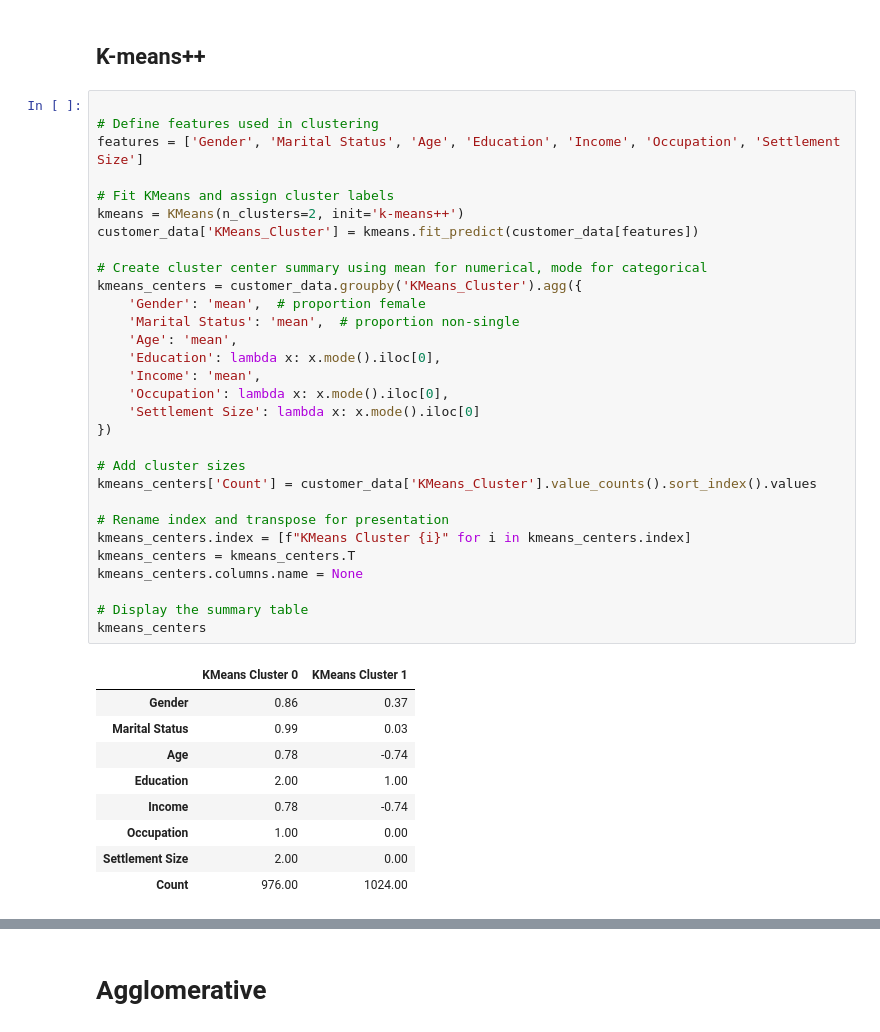
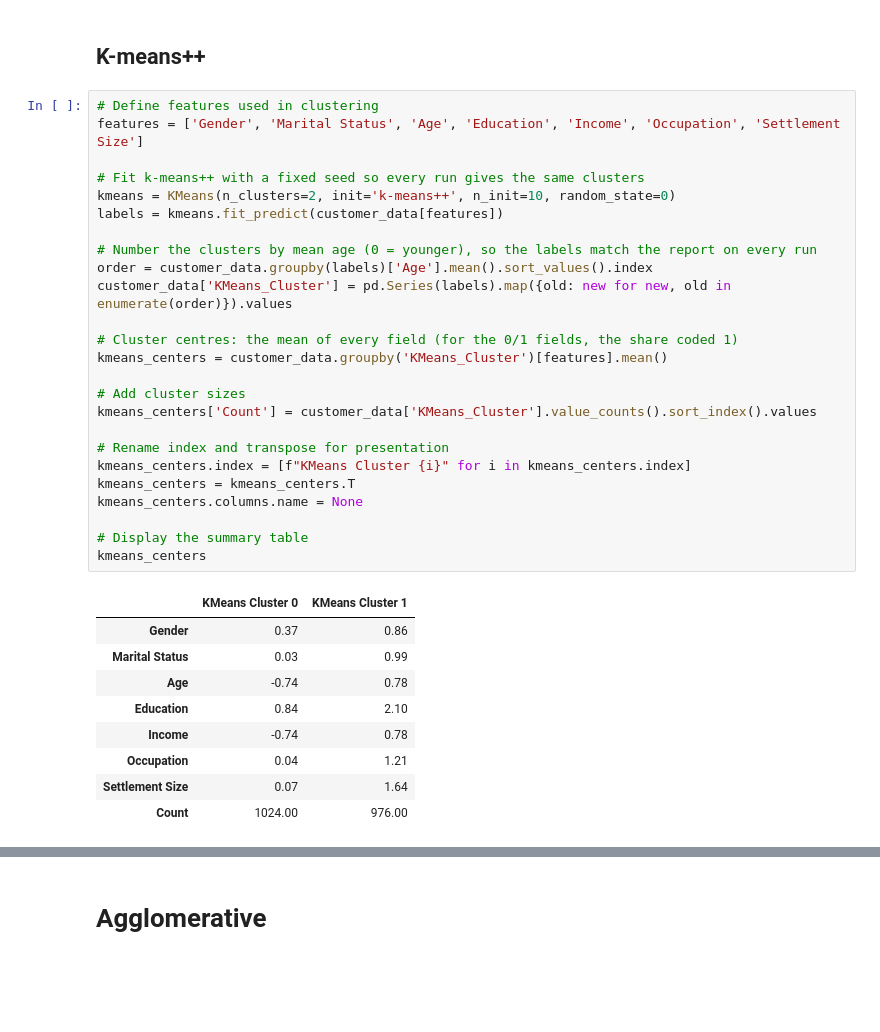
Before and after one commit to racheltran184/Python-Project-3, a Jupyter notebook: Task.ipynb, the cells around one changed output, grey strips where cells are left out. Saved outputs shown, nothing was run; the diff lists cells and outputs as text; blank space fills up the shorter version.

```diff
--- a/Task.ipynb
+++ b/Task.ipynb
@@ -531,45 +440,40 @@ plt.savefig('Figure5_silhouette_plot.png', dpi=300)
 # %% [markdown]
 ## K-means++
 # %%
-
 # Define features used in clustering
 features = ['Gender', 'Marital Status', 'Age', 'Education', 'Income', 'Occupation', 'Settlement Size']
 
-# Fit KMeans and assign cluster labels
-kmeans = KMeans(n_clusters=2, init='k-means++')
-customer_data['KMeans_Cluster'] = kmeans.fit_predict(customer_data[features])
+# Fit k-means++ with a fixed seed so every run gives the same clusters
+kmeans = KMeans(n_clusters=2, init='k-means++', n_init=10, random_state=0)
+labels = kmeans.fit_predict(customer_data[features])
 
-# Create cluster center summary using mean for numerical, mode for categorical
-kmeans_centers = customer_data.groupby('KMeans_Cluster').agg({
-    'Gender': 'mean',  # proportion female
-    'Marital Status': 'mean',  # proportion non-single
-    'Age': 'mean',
-    'Education': lambda x: x.mode().iloc[0],
-    'Income': 'mean',
-    'Occupation': lambda x: x.mode().iloc[0],
-    'Settlement Size': lambda x: x.mode().iloc[0]
-})
+# Number the clusters by mean age (0 = younger), so the labels match the report on every run
+order = customer_data.groupby(labels)['Age'].mean().sort_values().index
+customer_data['KMeans_Cluster'] = pd.Series(labels).map({old: new for new, old in enumerate(order)}).values
+
+# Cluster centres: the mean of every field (for the 0/1 fields, the share coded 1)
+kmeans_centers = customer_data.groupby('KMeans_Cluster')[features].mean()
 
 # Add cluster sizes
 kmeans_centers['Count'] = customer_data['KMeans_Cluster'].value_counts().sort_index().values
 
 # Rename index and transpose for presentation
 kmeans_centers.index = [f"KMeans Cluster {i}" for i in kmeans_centers.index]
 kmeans_centers = kmeans_centers.T
 kmeans_centers.columns.name = None
 
 # Display the summary table
 kmeans_centers
 # %% [output]
 |  | KMeans Cluster 0 | KMeans Cluster 1 |
-| Gender | 0.86 | 0.37 |
-| Marital Status | 0.99 | 0.03 |
-| Age | 0.78 | -0.74 |
-| Education | 2.00 | 1.00 |
-| Income | 0.78 | -0.74 |
-| Occupation | 1.00 | 0.00 |
-| Settlement Size | 2.00 | 0.00 |
-| Count | 976.00 | 1024.00 |
+| Gender | 0.37 | 0.86 |
+| Marital Status | 0.03 | 0.99 |
+| Age | -0.74 | 0.78 |
+| Education | 0.84 | 2.10 |
+| Income | -0.74 | 0.78 |
+| Occupation | 0.04 | 1.21 |
+| Settlement Size | 0.07 | 1.64 |
+| Count | 1024.00 | 976.00 |
 # %%
 # Step 1: Define mapping function for categorical fields
 def map_nearest_label(value, mapping_dict):
```
Also changed, not shown: parts of 11 cells of this notebook, 4 other files.
